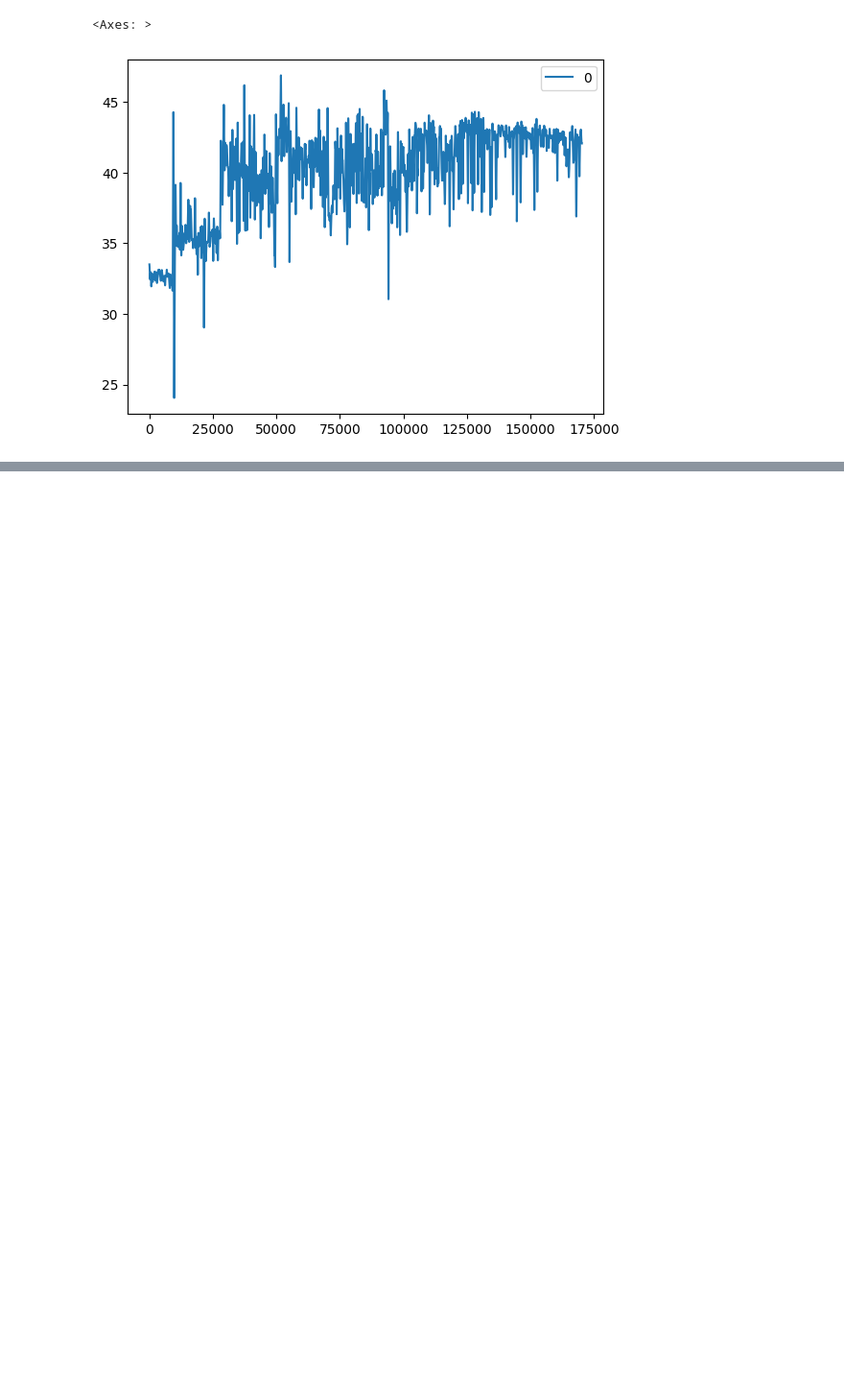
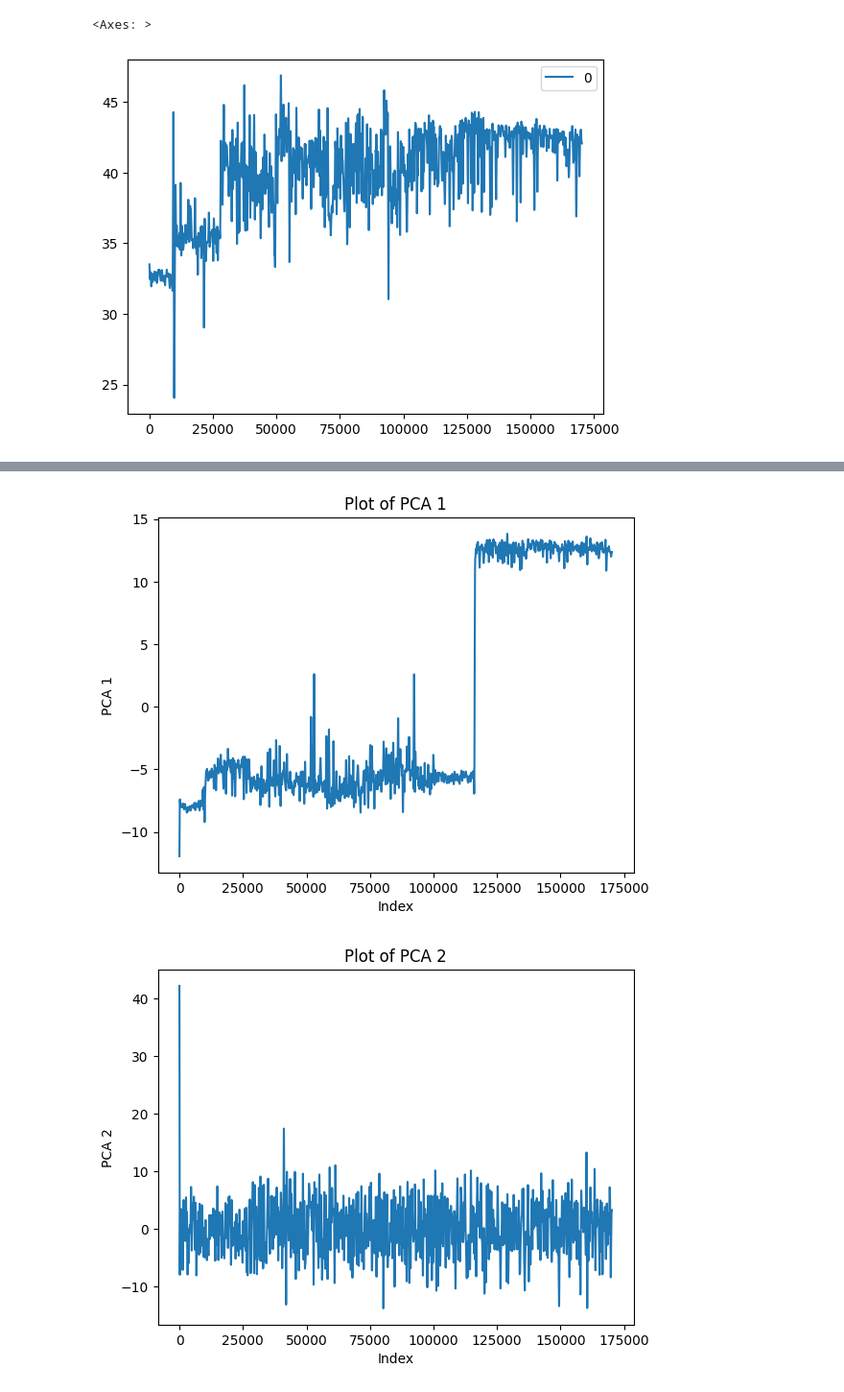
Before and after one commit to Wi-Protect/ML, a Jupyter notebook: wavelet.ipynb, the cells around one changed output, grey strips where cells are left out. Shown at 96% size. Cells and saved outputs as stored; diff of their text form; code cells hidden in the pictures; blank space fills up the shorter version.

```diff
--- a/wavelet.ipynb
+++ b/wavelet.ipynb
@@ -118,0 +194,13 @@ filtered_lowpass.plot()
+# %%
+import seaborn as sns
+import matplotlib.pyplot as plt
+
+for column in X_pca.columns:
+    sns.lineplot(data=X_pca[column])
+    plt.xlabel('Index')
+    plt.ylabel(f'PCA {column+1}')
+    plt.title(f'Plot of PCA {column+1}')
+    plt.show()
+# %% [output]
+[figure, added]
+[figure, added]
```
Also changed, not shown: parts of 18 cells of this notebook, 2 other files.
